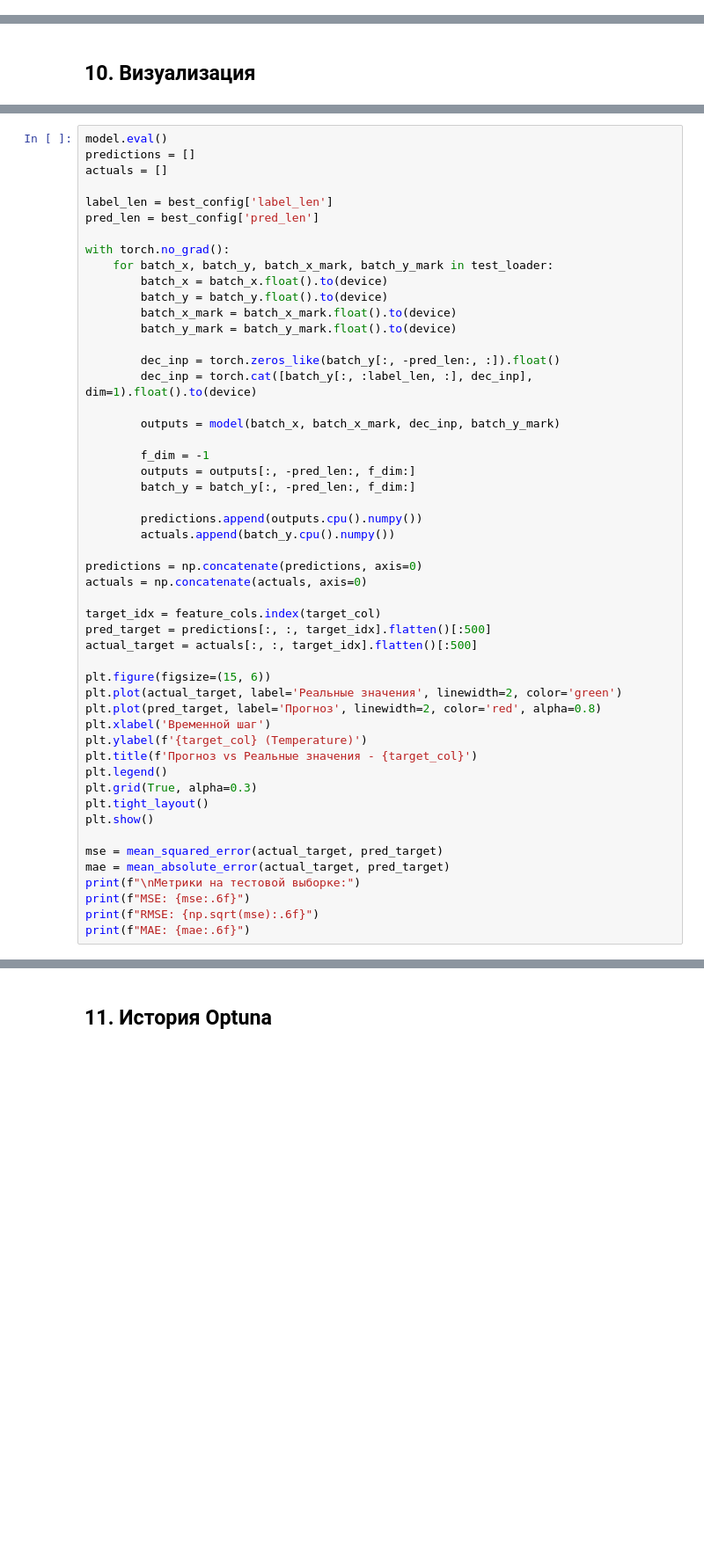
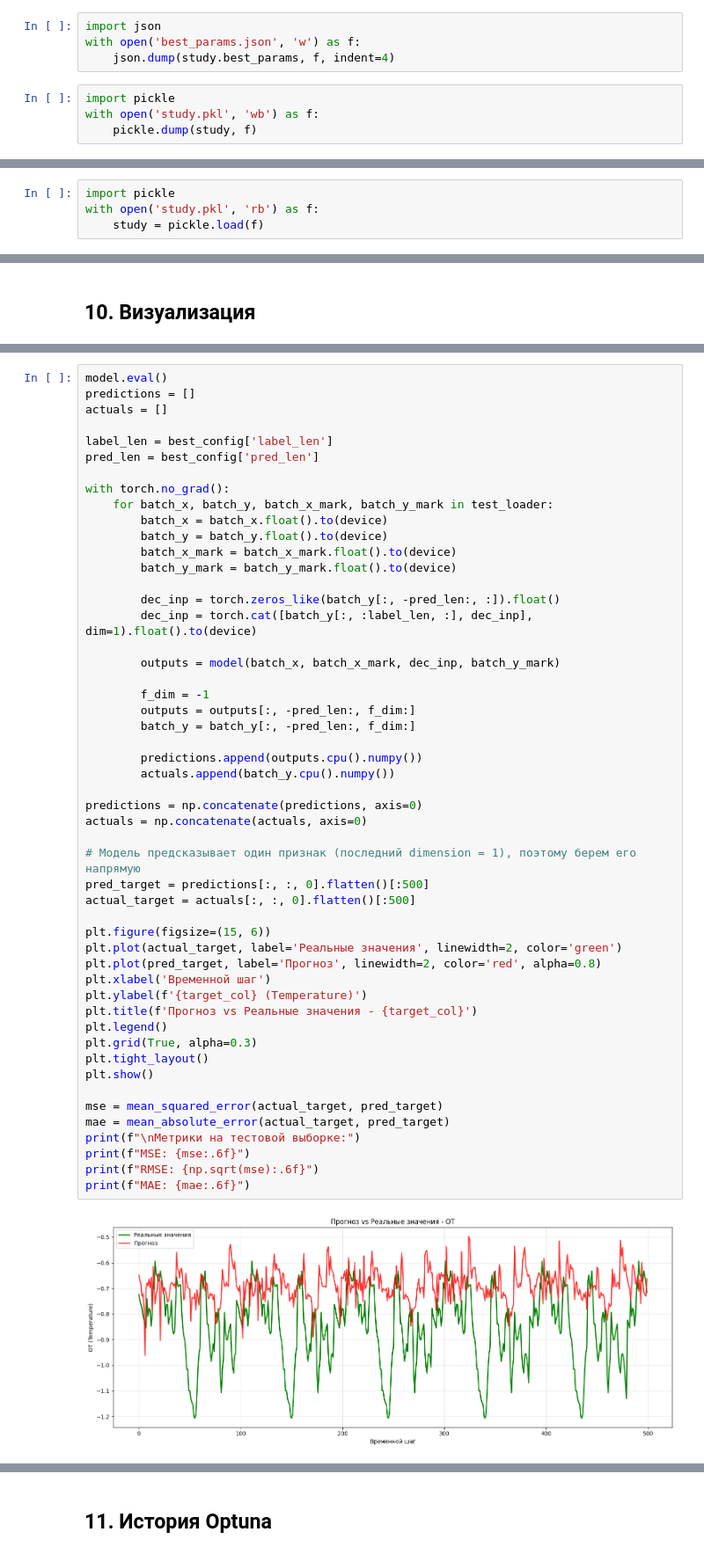
Before and after one commit to Fourzeroo/Efficient-model, a Jupyter notebook: timeseries_forecasting.ipynb, the cells around one changed output, grey strips where cells are left out. Shown at 88% size. Cells and saved outputs as stored; diff of their text form; blank space fills up the shorter version.

```diff
--- a/timeseries_forecasting.ipynb
+++ b/timeseries_forecasting.ipynb
@@ -280,0 +304,8 @@ study.optimize(objective, n_trials=50, show_progress_bar=True)
+# %%
+import json
+with open('best_params.json', 'w') as f:
+    json.dump(study.best_params, f, indent=4)
+# %%
+import pickle
+with open('study.pkl', 'wb') as f:
+    pickle.dump(study, f)
@@ -280,0 +316,4 @@ study.optimize(objective, n_trials=50, show_progress_bar=True)
+# %%
+import pickle
+with open('study.pkl', 'rb') as f:
+    study = pickle.load(f)
@@ -390,33 +471,35 @@ with torch.no_grad():
         outputs = model(batch_x, batch_x_mark, dec_inp, batch_y_mark)
 
         f_dim = -1
         outputs = outputs[:, -pred_len:, f_dim:]
         batch_y = batch_y[:, -pred_len:, f_dim:]
 
         predictions.append(outputs.cpu().numpy())
         actuals.append(batch_y.cpu().numpy())
 
 predictions = np.concatenate(predictions, axis=0)
 actuals = np.concatenate(actuals, axis=0)
 
-target_idx = feature_cols.index(target_col)
-pred_target = predictions[:, :, target_idx].flatten()[:500]
-actual_target = actuals[:, :, target_idx].flatten()[:500]
+# Модель предсказывает один признак (последний dimension = 1), поэтому берем его напрямую
+pred_target = predictions[:, :, 0].flatten()[:500]
+actual_target = actuals[:, :, 0].flatten()[:500]
 
 plt.figure(figsize=(15, 6))
 plt.plot(actual_target, label='Реальные значения', linewidth=2, color='green')
 plt.plot(pred_target, label='Прогноз', linewidth=2, color='red', alpha=0.8)
 plt.xlabel('Временной шаг')
 plt.ylabel(f'{target_col} (Temperature)')
 plt.title(f'Прогноз vs Реальные значения - {target_col}')
 plt.legend()
 plt.grid(True, alpha=0.3)
 plt.tight_layout()
 plt.show()
 
 mse = mean_squared_error(actual_target, pred_target)
 mae = mean_absolute_error(actual_target, pred_target)
 print(f"\nМетрики на тестовой выборке:")
 print(f"MSE: {mse:.6f}")
 print(f"RMSE: {np.sqrt(mse):.6f}")
 print(f"MAE: {mae:.6f}")
+# %% [output]
+[figure, added]
```
Also changed, not shown: parts of 14 cells of this notebook, 3 other files.
